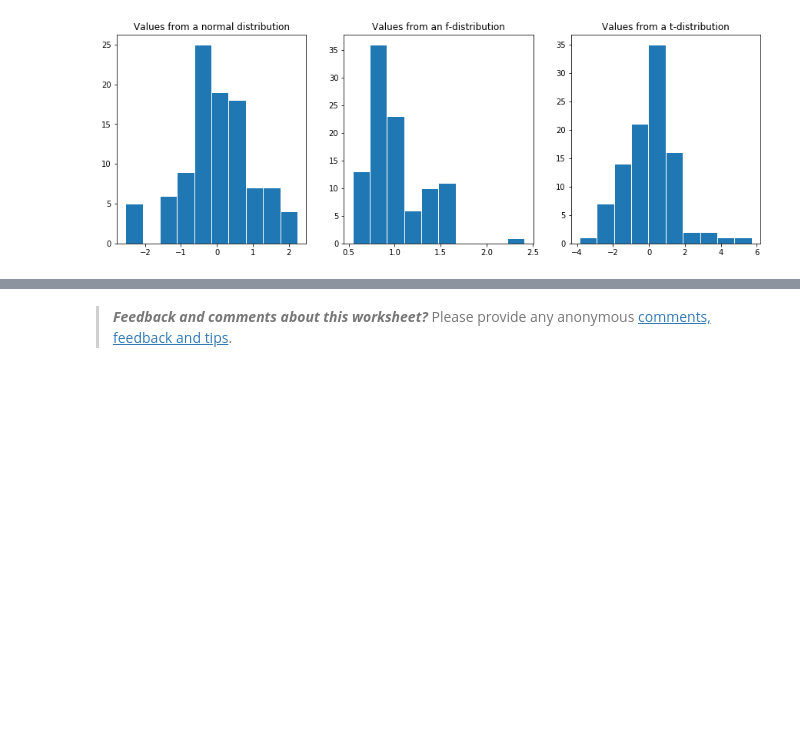
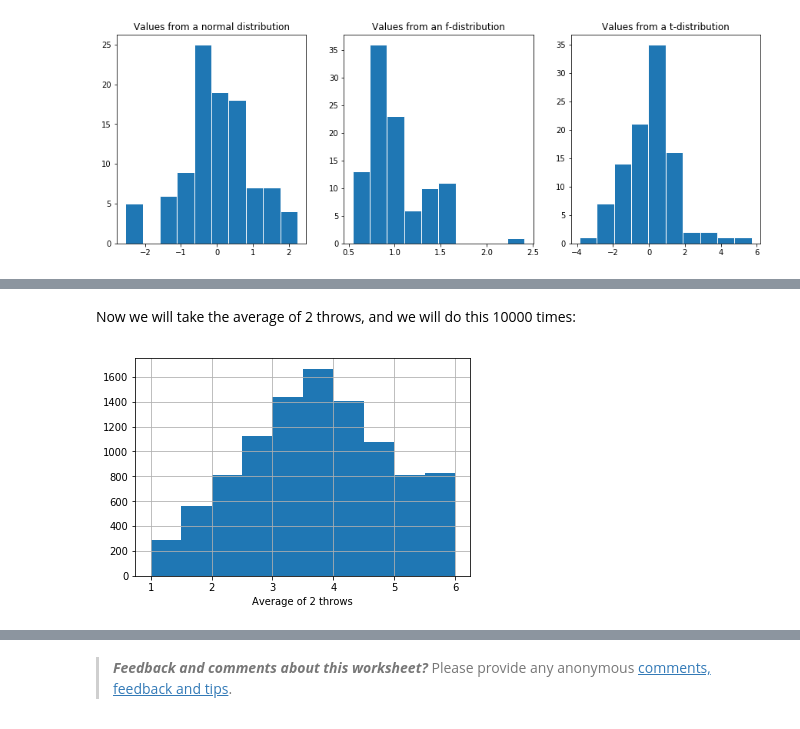
Before and after one commit to kgdunn/python-basic-notebooks, a Jupyter notebook: Module-09-interactive.ipynb, the cells around one changed output, grey strips where cells are left out. Saved outputs shown, nothing was run; the diff lists cells and outputs as text; code cells hidden in the pictures; blank space fills up the shorter version.

Commit message:
Updated for language, clarity and grammar; fine-tuned the questions and added a new one on dice throwing.

```diff
--- a/Module-09-interactive.ipynb
+++ b/Module-09-interactive.ipynb
@@ -1006,0 +1020,16 @@ CODE HERE TO SHOW AVERAGE OF 1, 2, 4, 6, 8, 10 throws
+# %% [markdown]
+Now we will take the average of 2 throws, and we will do this 10000 times:
+# %%
+import numpy as np
+import pandas as pd
+
+N = 10000
+throws = 2
+
+dice_throws = np.random.randint(1, 7, size=N * throws)
+dice_throws = dice_throws.reshape((N, 2))
+average_throws = pd.Series(dice_throws.mean(axis=1))
+ax = average_throws.hist()
+ax.set_xlabel("Average of {} throws".format(throws));
+# %% [output]
+[figure, added]
```
Also changed, not shown: parts of 19 cells of this notebook, 3 other files.
